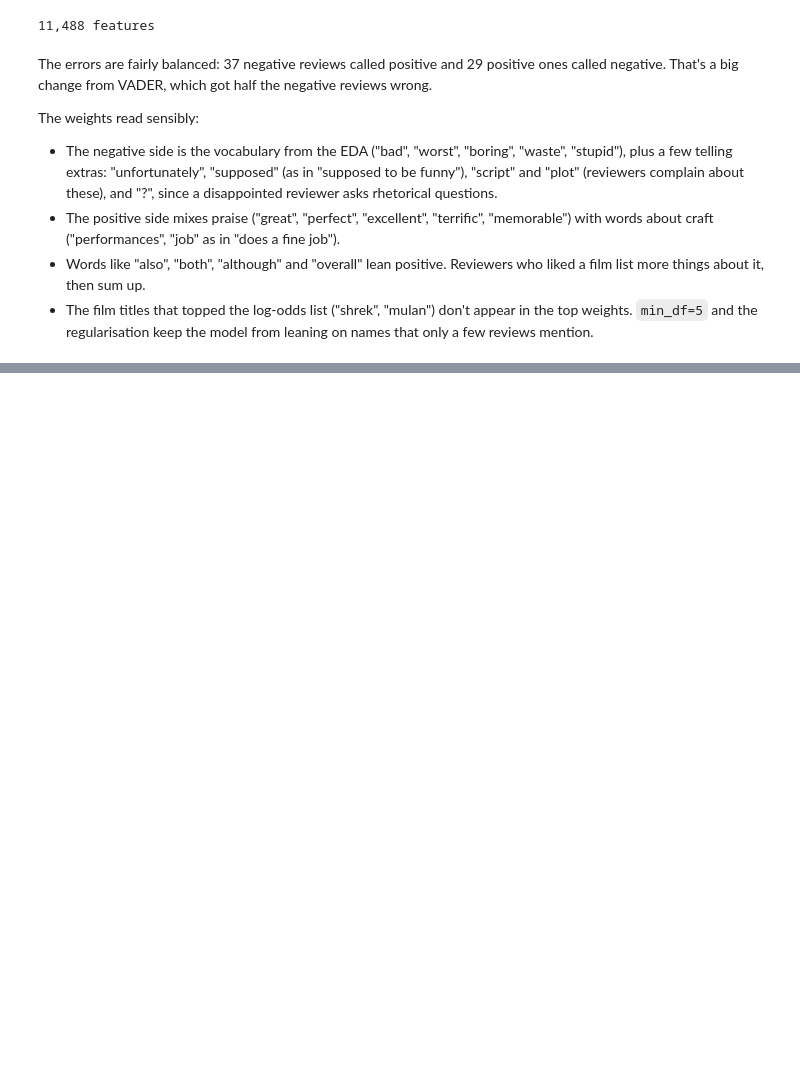
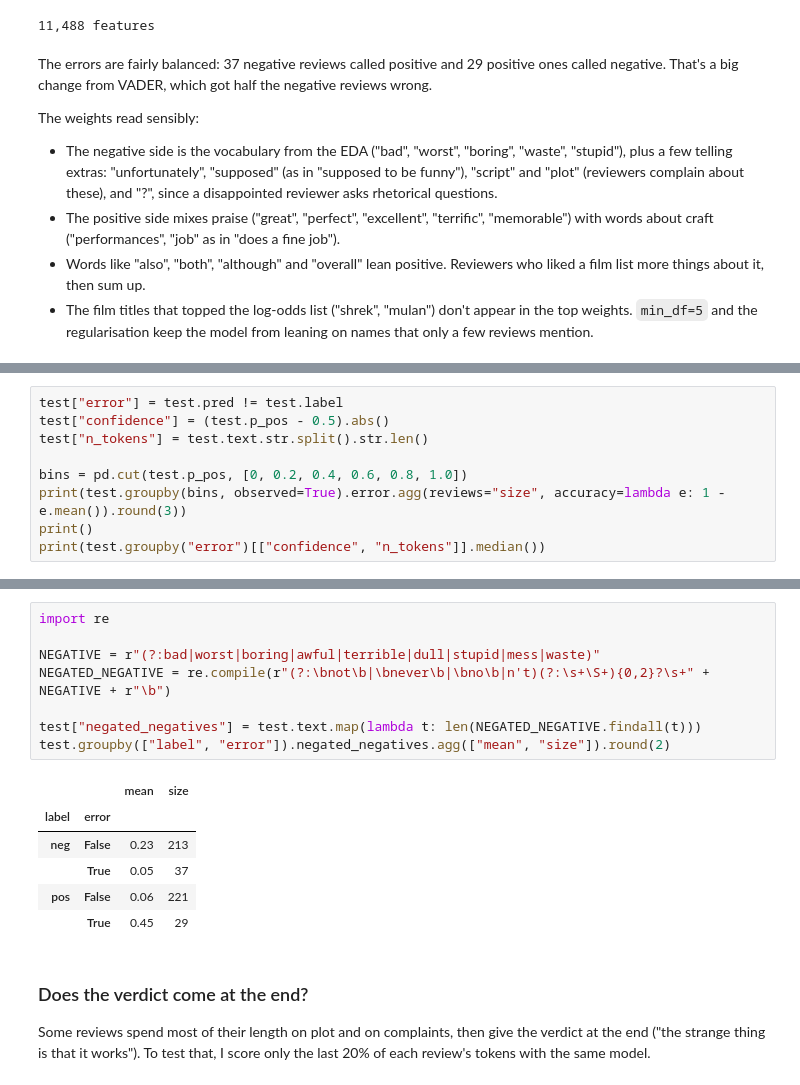
Before and after one commit to adityarajsingh1/sentiment-analysis, a Jupyter notebook: sentiment_analysis.ipynb, the cells around one changed output, grey strips where cells are left out. Cells and saved outputs as stored; diff of their text form; blank space fills up the shorter version.

Commit message:
Look at what the best model gets wrong

```diff
--- a/sentiment_analysis.ipynb
+++ b/sentiment_analysis.ipynb
@@ -573,0 +578,9 @@ The weights read sensibly:
+# %%
+test["error"] = test.pred != test.label
+test["confidence"] = (test.p_pos - 0.5).abs()
+test["n_tokens"] = test.text.str.split().str.len()
+
+bins = pd.cut(test.p_pos, [0, 0.2, 0.4, 0.6, 0.8, 1.0])
+print(test.groupby(bins, observed=True).error.agg(reviews="size", accuracy=lambda e: 1 - e.mean()).round(3))
+print()
+print(test.groupby("error")[["confidence", "n_tokens"]].median())
@@ -573,0 +633,20 @@ The weights read sensibly:
+# %%
+import re
+
+NEGATIVE = r"(?:bad|worst|boring|awful|terrible|dull|stupid|mess|waste)"
+NEGATED_NEGATIVE = re.compile(r"(?:\bnot\b|\bnever\b|\bno\b|n't)(?:\s+\S+){0,2}?\s+" + NEGATIVE + r"\b")
+
+test["negated_negatives"] = test.text.map(lambda t: len(NEGATED_NEGATIVE.findall(t)))
+test.groupby(["label", "error"]).negated_negatives.agg(["mean", "size"]).round(2)
+# %% [output]
+|  |  | mean | size |
+| label | error |  |  |
+| neg | False | 0.23 | 213 |
+|  | True | 0.05 | 37 |
+| pos | False | 0.06 | 221 |
+|  | True | 0.45 | 29 |
+# %% [markdown]
+### Does the verdict come at the end?
+
+Some reviews spend most of their length on plot and on complaints, then give the verdict at the end ("the strange
+thing is that it works"). To test that, I score only the last 20% of each review's tokens with the same model.
```
Also changed, not shown: parts of 7 cells of this notebook, 1 other file.
